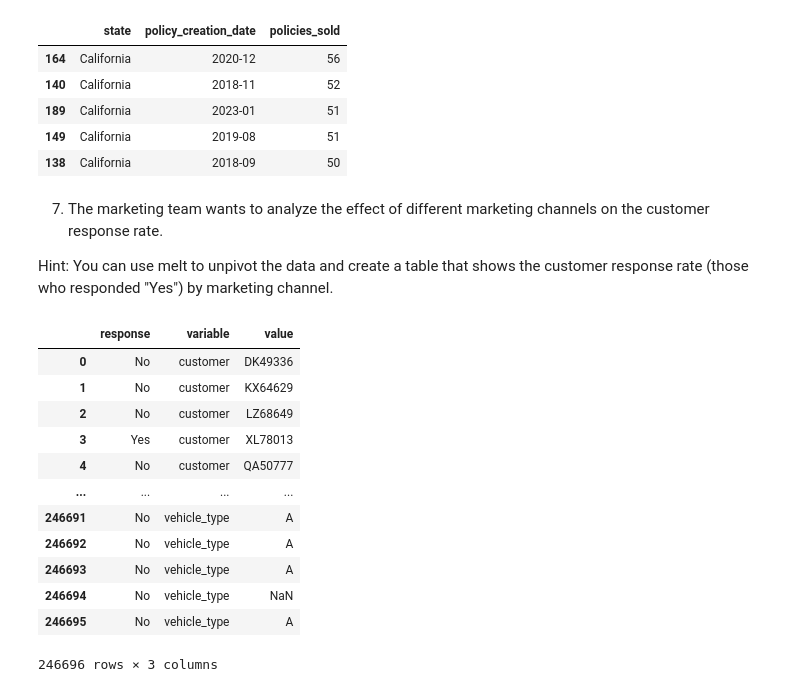
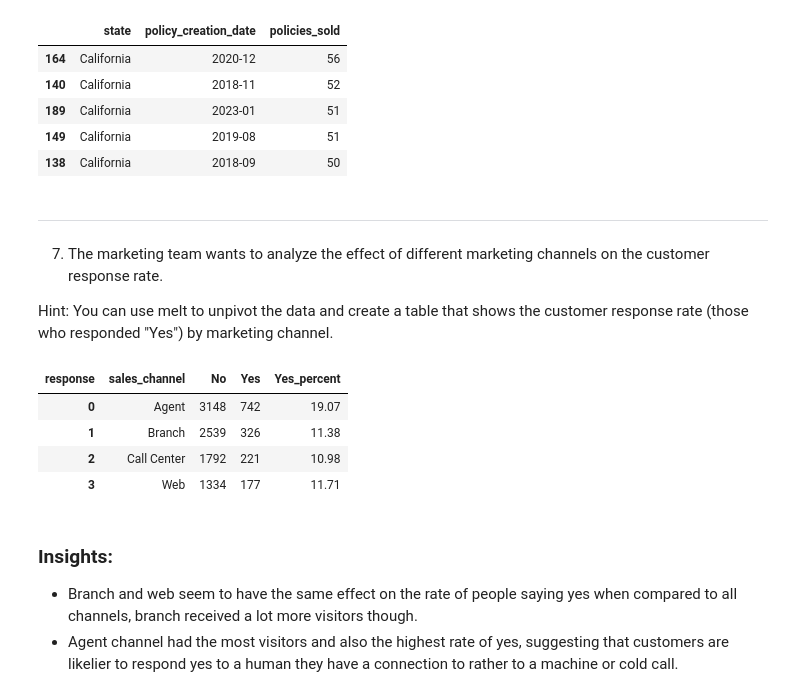
Before and after one commit to henrysoysa/lab-dw-data-aggregation-and-filtering, a Jupyter notebook: lab-dw-aggregating.ipynb, the cells around one changed output. Drawn from its saved outputs; the diff is of its cells as text; code cells hidden in the pictures.

```diff
--- a/lab-dw-aggregating.ipynb
+++ b/lab-dw-aggregating.ipynb
@@ -394,29 +399,27 @@ display(top_states_month_year.head())
 | 149 | California | 2019-08 | 51 |
 | 138 | California | 2018-09 | 50 |
 # %% [markdown]
+---
 7. The marketing team wants to analyze the effect of different marketing channels on the customer response rate.
 
 Hint: You can use melt to unpivot the data and create a table that shows the customer response rate (those who responded "Yes") by marketing channel.
-# %%
-"""
-This question does not make sense to me, I'm not sure where the starting point is.
-"""
-
-df_mkt_yes = df_mkt.loc[df_mkt['response'] == "Yes"]
-df_mkt_pivot_2 = df_mkt_yes.pivot_table(index=['response'],columns=['policy_type', 'gender', 'sales_channel'],
-                   values=['total_claim_amount'], aggfunc='mean')
-#df_mkt.melt(id_vars='response')
-# %% [output]
-|  | response | variable | value |
-| 0 | No | customer | DK49336 |
-| 1 | No | customer | KX64629 |
-| 2 | No | customer | LZ68649 |
-| 3 | Yes | customer | XL78013 |
-| 4 | No | customer | QA50777 |
-| ... | ... | ... | ... |
-| 246691 | No | vehicle_type | A |
-| 246692 | No | vehicle_type | A |
-| 246693 | No | vehicle_type | A |
-| 246694 | No | vehicle_type | NaN |
-| 246695 | No | vehicle_type | A |
-246696 rows × 3 columns
+# %%
+"""
+effect of different marketing channels on the customer response rate.
+e.g. pivot table to have channel as index, and values as response
+consider that NaN values in respn
+"""
+df_sales_channel_response = df_mkt.pivot_table(index='sales_channel', columns='response', values='customer', aggfunc='count').reset_index()
+# %%
+df_sales_channel_response['Yes_percent'] = round((df_sales_channel_response['Yes']/(df_sales_channel_response['Yes'] + df_sales_channel_response['No'])*100), 2)
+df_sales_channel_response
+# %% [output]
+| response | sales_channel | No | Yes | Yes_percent |
+| 0 | Agent | 3148 | 742 | 19.07 |
+| 1 | Branch | 2539 | 326 | 11.38 |
+| 2 | Call Center | 1792 | 221 | 10.98 |
+| 3 | Web | 1334 | 177 | 11.71 |
+# %% [markdown]
+### Insights:
+- Branch and web seem to have the same effect on the rate of people saying yes when compared to all channels, branch received a lot more visitors though.
+- Agent channel had the most visitors and also the highest rate of yes, suggesting that customers are likelier to respond yes to a human they have a connection to rather to a machine or cold call.
```
Also changed, not shown: parts of 6 cells of this notebook.
